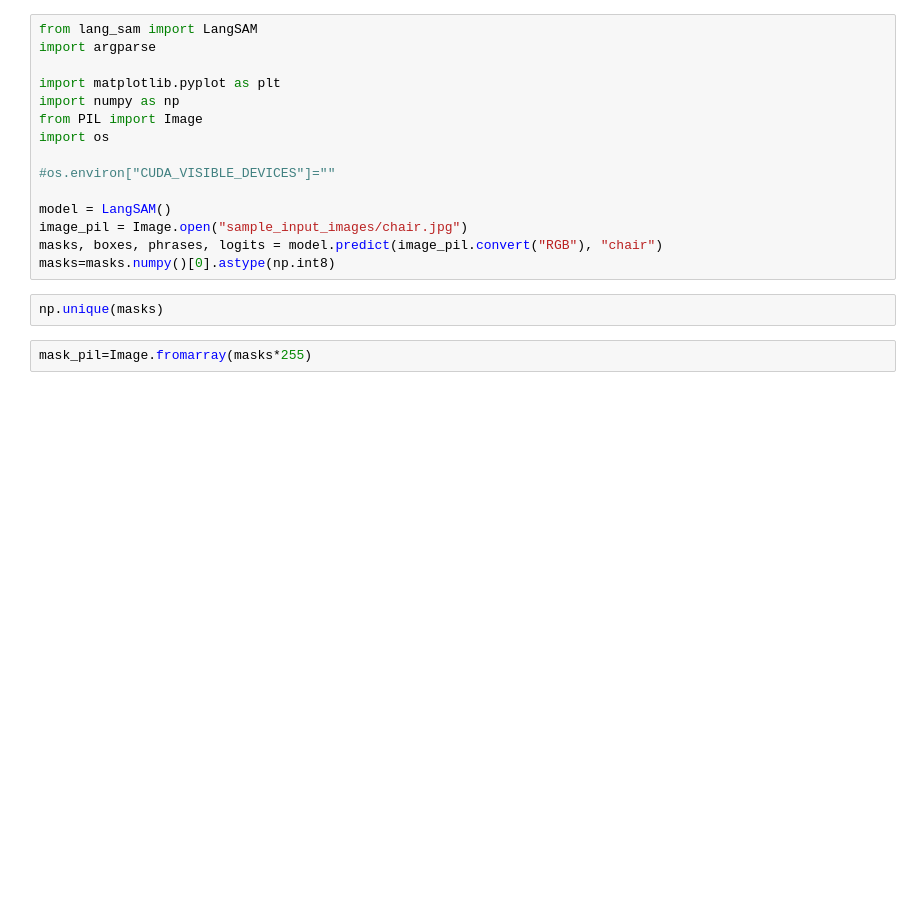
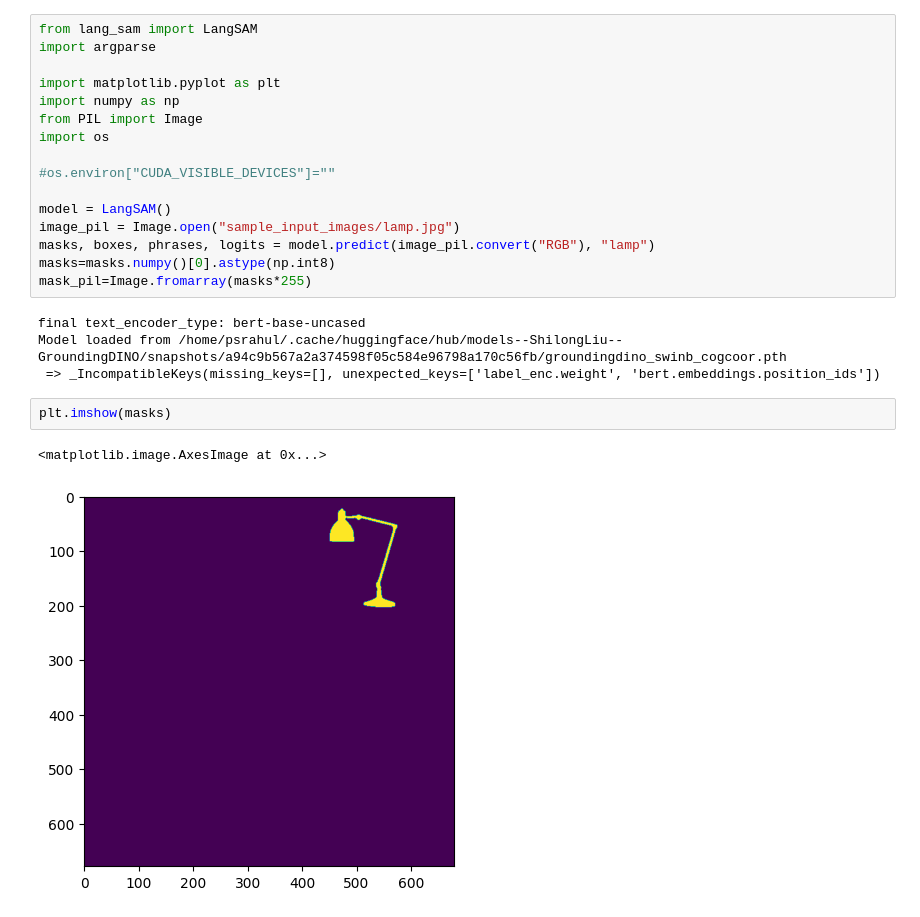
Before and after one commit to PSRahul/image-editor-stable-diffusion, a Jupyter notebook: main_task_2.ipynb, the cells around one changed output. Saved outputs shown, nothing was run; the diff lists cells and outputs as text; blank space fills up the shorter version.

Commit message:
only works for 1st image

```diff
--- a/main_task_2.ipynb
+++ b/main_task_2.ipynb
@@ -10,10 +10,16 @@ import os
 #os.environ["CUDA_VISIBLE_DEVICES"]=""
 
 model = LangSAM()
-image_pil = Image.open("sample_input_images/chair.jpg")
-masks, boxes, phrases, logits = model.predict(image_pil.convert("RGB"), "chair")
+image_pil = Image.open("sample_input_images/lamp.jpg")
+masks, boxes, phrases, logits = model.predict(image_pil.convert("RGB"), "lamp")
 masks=masks.numpy()[0].astype(np.int8)
+mask_pil=Image.fromarray(masks*255)
+# %% [output]
+final text_encoder_type: bert-base-uncased
+Model loaded from /home/psrahul/.cache/huggingface/hub/models--ShilongLiu--GroundingDINO/snapshots/a94c9b567a2a374598f05c584e96798a170c56fb/groundingdino_swinb_cogcoor.pth
+ => _IncompatibleKeys(missing_keys=[], unexpected_keys=['label_enc.weight', 'bert.embeddings.position_ids'])
-# %%
-np.unique(masks)
-# %%
-mask_pil=Image.fromarray(masks*255)
+# %%
+plt.imshow(masks)
+# %% [output]
+<matplotlib.image.AxesImage at 0x...>
+[figure, added]
```
Also changed, not shown: parts of 3 cells of this notebook, 10 other files.
